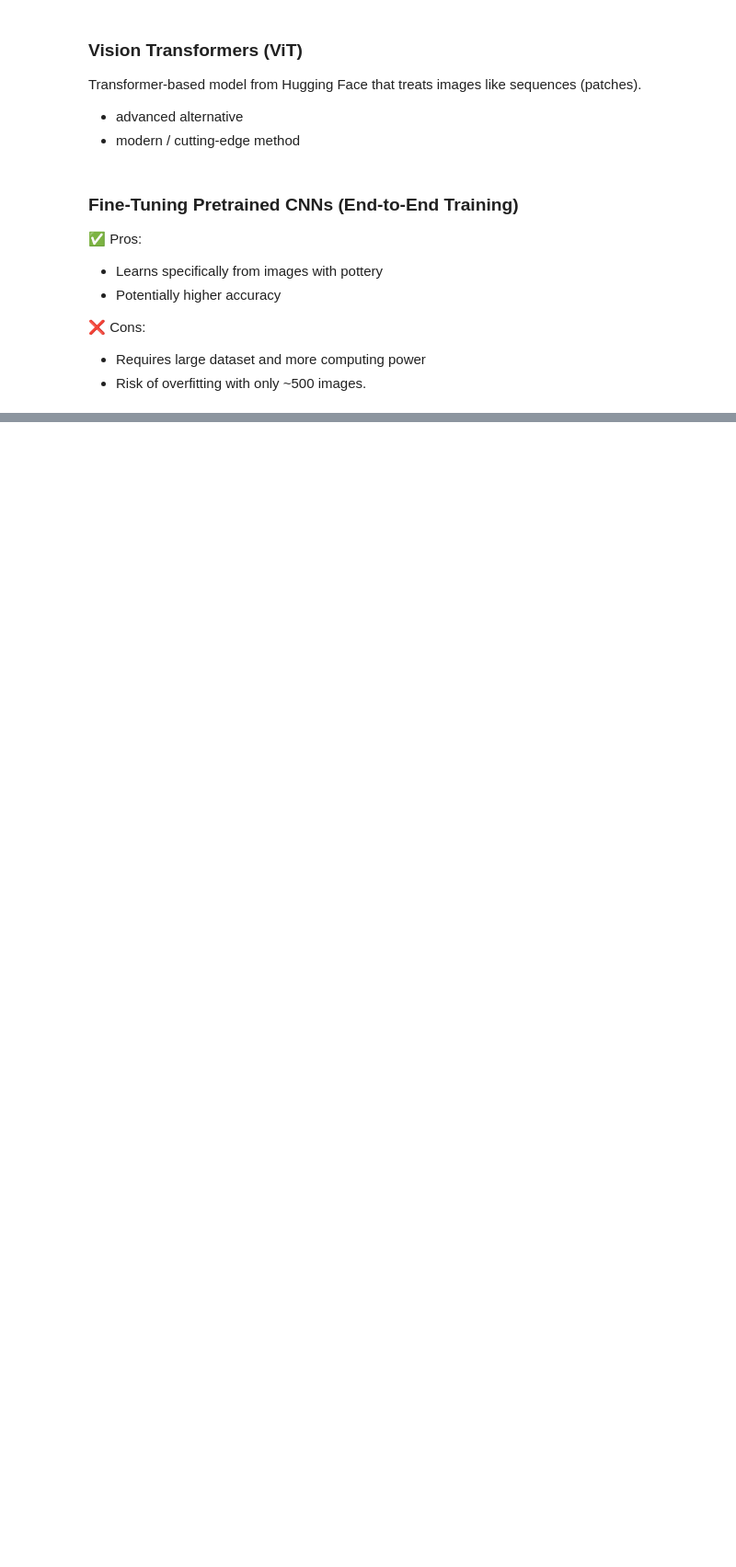
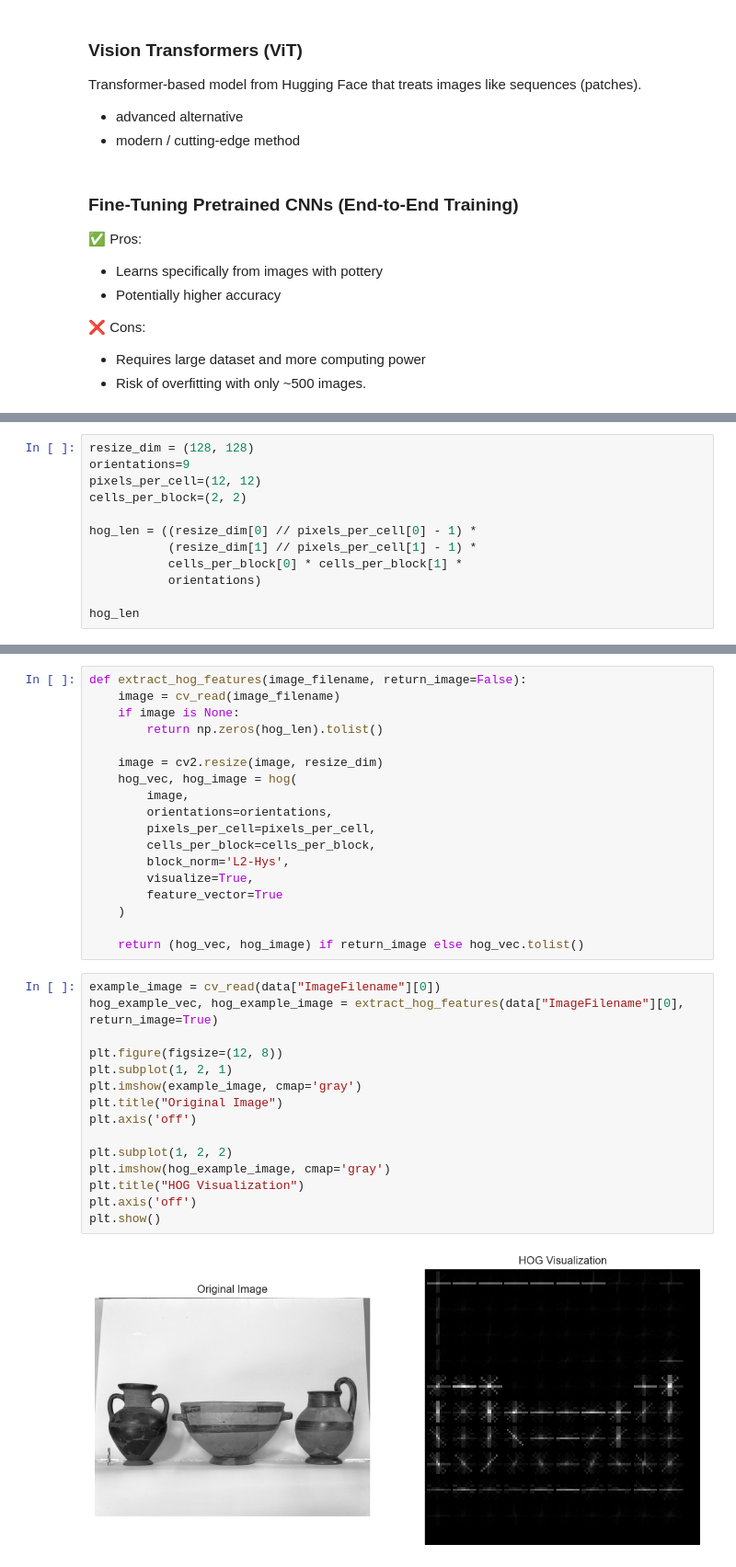
Before and after one commit to dimitris-kr/AgoraPottery, a Jupyter notebook: agora12_feature_extraction.ipynb, the cells around one changed output, grey strips where cells are left out. Shown at 92% size. Saved outputs shown, nothing was run; the diff lists cells and outputs as text; blank space fills up the shorter version.

Commit message:
added classic computer vision techniques canny + hog features for images for classic ML models

```diff
--- a/agora12_feature_extraction.ipynb
+++ b/agora12_feature_extraction.ipynb
@@ -327,0 +384,12 @@ Transformer-based model from Hugging Face that treats images like sequences (pat
+# %%
+resize_dim = (128, 128)
+orientations=9
+pixels_per_cell=(12, 12)
+cells_per_block=(2, 2)
+
+hog_len = ((resize_dim[0] // pixels_per_cell[0] - 1) *
+           (resize_dim[1] // pixels_per_cell[1] - 1) *
+           cells_per_block[0] * cells_per_block[1] *
+           orientations)
+
+hog_len
@@ -327,0 +398,35 @@ Transformer-based model from Hugging Face that treats images like sequences (pat
+# %%
+def extract_hog_features(image_filename, return_image=False):
+    image = cv_read(image_filename)
+    if image is None:
+        return np.zeros(hog_len).tolist()
+
+    image = cv2.resize(image, resize_dim)
+    hog_vec, hog_image = hog(
+        image,
+        orientations=orientations,
+        pixels_per_cell=pixels_per_cell,
+        cells_per_block=cells_per_block,
+        block_norm='L2-Hys',
+        visualize=True,
+        feature_vector=True
+    )
+
+    return (hog_vec, hog_image) if return_image else hog_vec.tolist()
+# %%
+example_image = cv_read(data["ImageFilename"][0])
+hog_example_vec, hog_example_image = extract_hog_features(data["ImageFilename"][0], return_image=True)
+
+plt.figure(figsize=(12, 8))
+plt.subplot(1, 2, 1)
+plt.imshow(example_image, cmap='gray')
+plt.title("Original Image")
+plt.axis('off')
+
+plt.subplot(1, 2, 2)
+plt.imshow(hog_example_image, cmap='gray')
+plt.title("HOG Visualization")
+plt.axis('off')
+plt.show()
+# %% [output]
+[figure, added]
```
Also changed, not shown: parts of 17 cells of this notebook.
